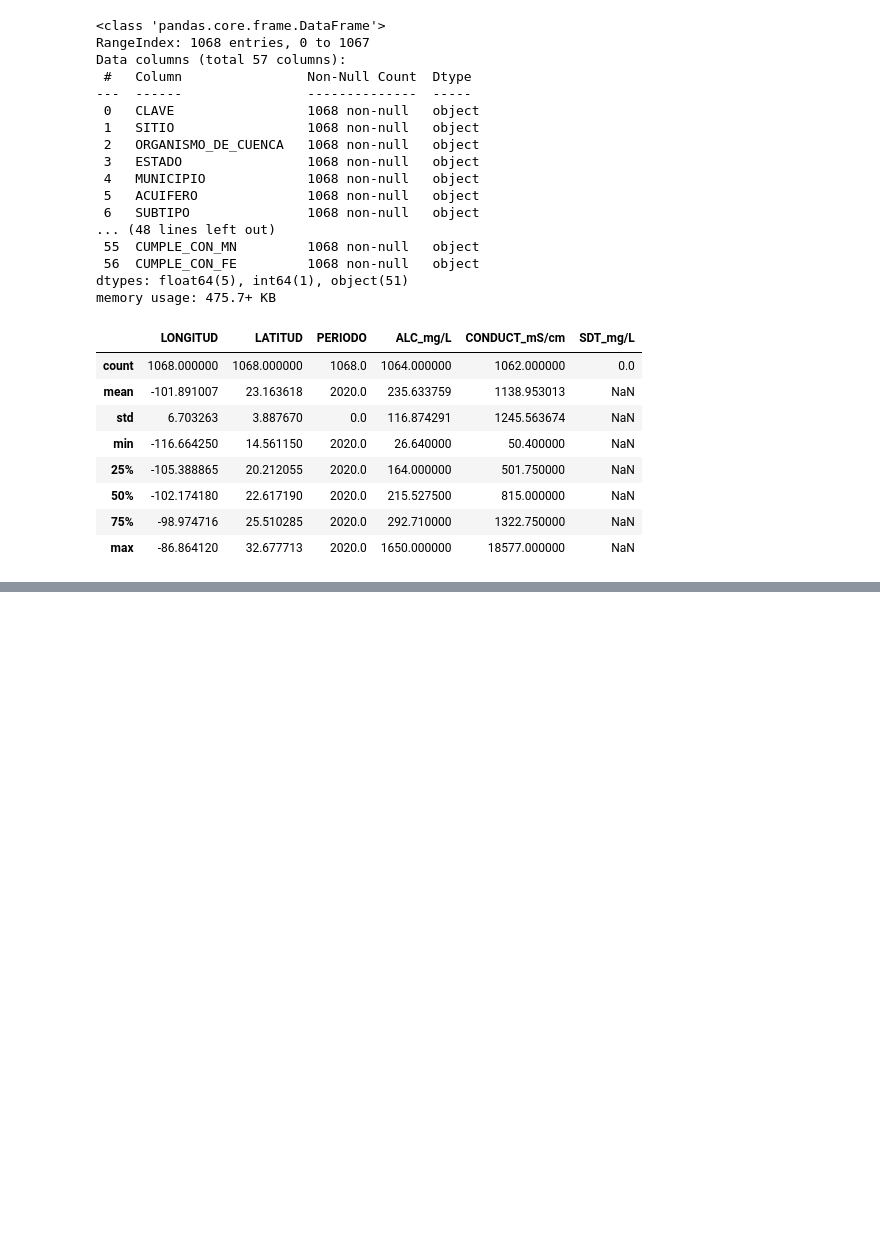
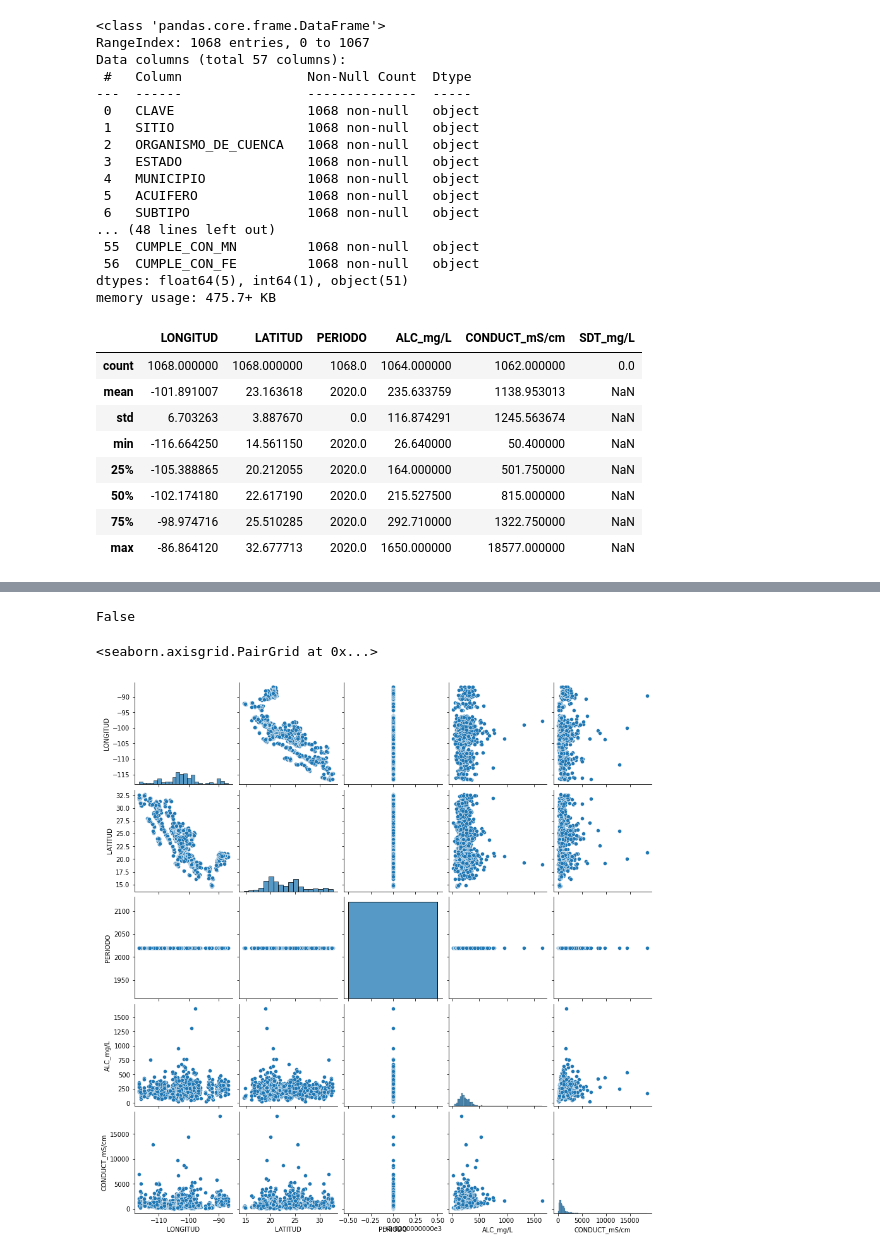
Before and after one commit to PosgradoMNA/actividades-del-projecto-equipo_56, a Jupyter notebook: Entrega_1Limpieza,_análisis,_visualización_y_kmeans.ipynb, the cells around one changed output, grey strips where cells are left out. Drawn from its saved outputs; the diff is of its cells as text; code cells hidden in the pictures; blank space fills up the shorter version.

```diff
--- a/Entrega_1Limpieza,_análisis,_visualización_y_kmeans.ipynb
+++ b/Entrega_1Limpieza,_análisis,_visualización_y_kmeans.ipynb
@@ -29,7 +29,7 @@ import warnings
 
 %matplotlib inline
 # %%
-url1 = '/content/Datos_de_calidad_del_agua_de_sitios_de_monitoreo_de_aguas_subterraneas_2020.csv'
+url1 = 'Datos_de_calidad_del_agua_de_sitios_de_monitoreo_de_aguas_subterraneas_2020.csv'
 datos = pd.read_csv(url1,encoding = "ISO-8859-1")
 datos.head()
 # %% [output]
@@ -145,0 +130,2 @@ Name: SITIO, Length: 3481, dtype: int64
+# %%
+datos.drop(columns=['SDT_mg/L'], inplace=True)
@@ -156,0 +181,10 @@ datos_bin = ['CUMPLE_CON_ALC', 'CUMPLE_CON_COND', 'CUMPLE_CON_SDT_ra', 'CUMPLE_C
+# %%
+df.isnull().values.any()
+# %% [output]
+False
+# %%
+#Visualizamos la dispersión de los datos mediante una gráfica de pairplot
+sns.pairplot(datos)
+# %% [output]
+<seaborn.axisgrid.PairGrid at 0x...>
+[figure, added]
```
Also changed, not shown: parts of 17 cells of this notebook.
